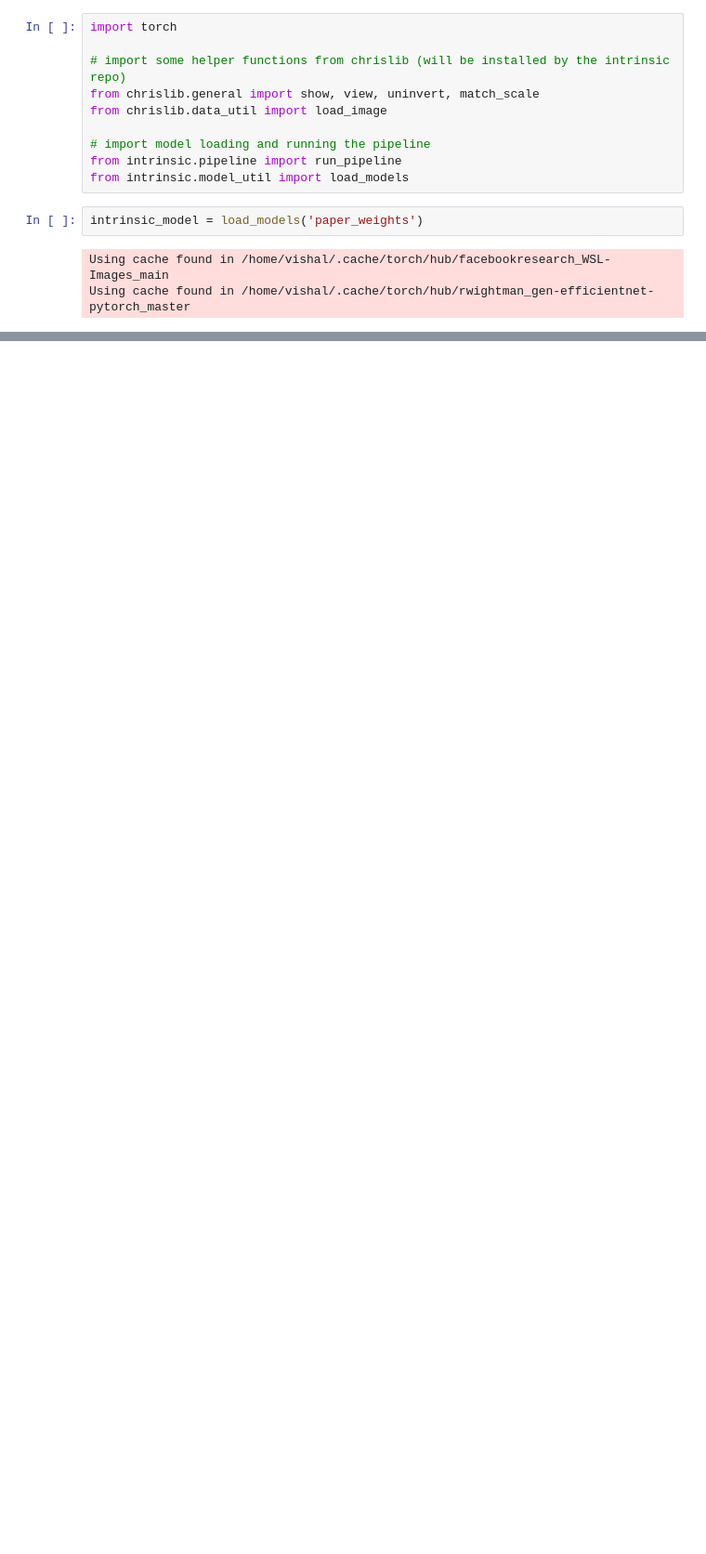
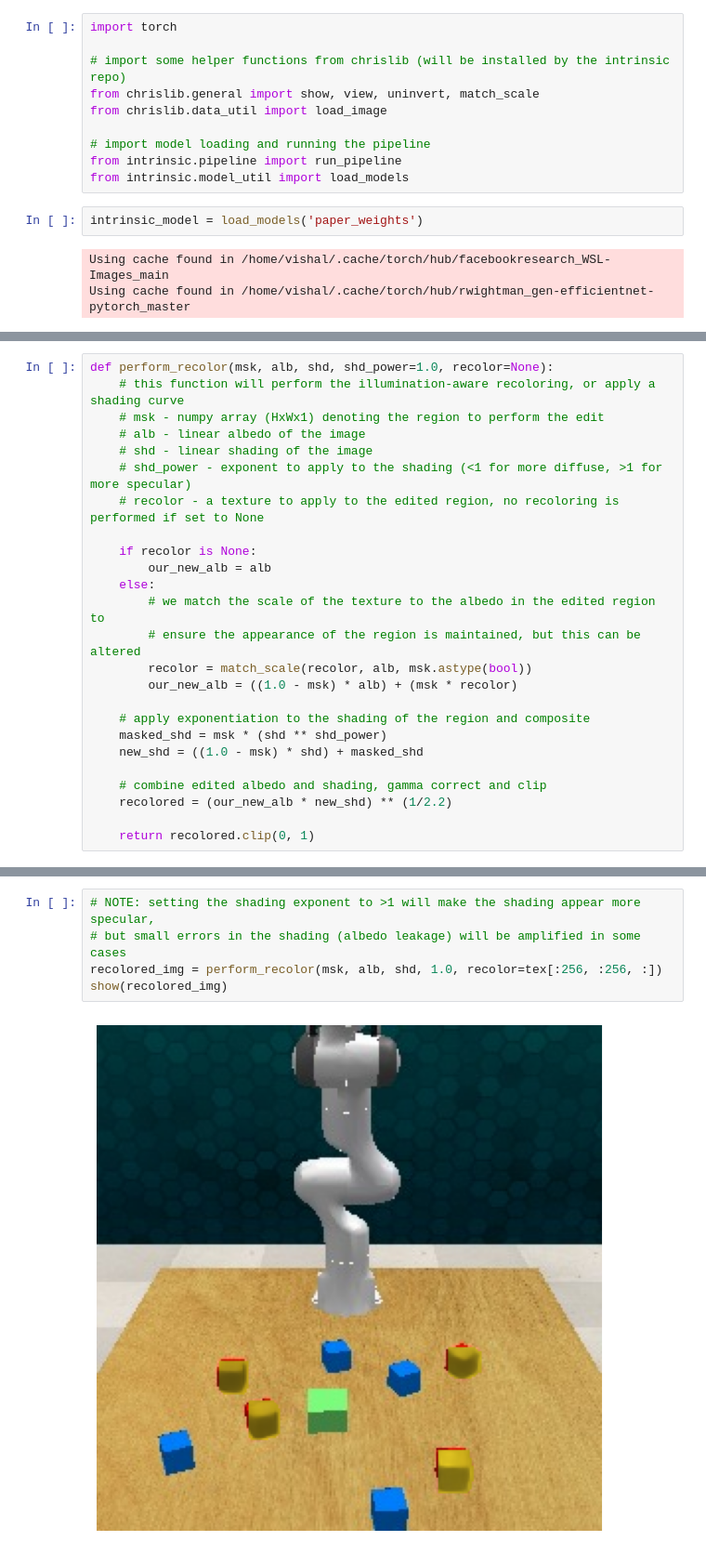
Before and after one commit to vishal-2000/intrinsic_image_decomposition, a Jupyter notebook: recoloring.ipynb, the cells around one changed output, grey strips where cells are left out. Shown at 93% size. Drawn from its saved outputs; the diff is of its cells as text; blank space fills up the shorter version.

```diff
--- a/recoloring.ipynb
+++ b/recoloring.ipynb
@@ -19,0 +40,25 @@ tex = load_image(f'Intrinsic/examples/{scene_name}/texture.png')[:, :, :3] ** 2.
+# %%
+def perform_recolor(msk, alb, shd, shd_power=1.0, recolor=None):
+    # this function will perform the illumination-aware recoloring, or apply a shading curve
+    # msk - numpy array (HxWx1) denoting the region to perform the edit
+    # alb - linear albedo of the image
+    # shd - linear shading of the image
+    # shd_power - exponent to apply to the shading (<1 for more diffuse, >1 for more specular)
+    # recolor - a texture to apply to the edited region, no recoloring is performed if set to None
+
+    if recolor is None:
+        our_new_alb = alb
+    else:
+        # we match the scale of the texture to the albedo in the edited region to
+        # ensure the appearance of the region is maintained, but this can be altered
+        recolor = match_scale(recolor, alb, msk.astype(bool))
+        our_new_alb = ((1.0 - msk) * alb) + (msk * recolor)
+
+    # apply exponentiation to the shading of the region and composite
+    masked_shd = msk * (shd ** shd_power)
+    new_shd = ((1.0 - msk) * shd) + masked_shd
+
+    # combine edited albedo and shading, gamma correct and clip
+    recolored = (our_new_alb * new_shd) ** (1/2.2)
+
+    return recolored.clip(0, 1)
@@ -19,0 +87,7 @@ tex = load_image(f'Intrinsic/examples/{scene_name}/texture.png')[:, :, :3] ** 2.
+# %%
+# NOTE: setting the shading exponent to >1 will make the shading appear more specular,
+# but small errors in the shading (albedo leakage) will be amplified in some cases
+recolored_img = perform_recolor(msk, alb, shd, 1.0, recolor=tex[:256, :256, :])
+show(recolored_img)
+# %% [output]
+[figure, added]
```
Also changed, not shown: parts of 12 cells of this notebook, 7 other files.
